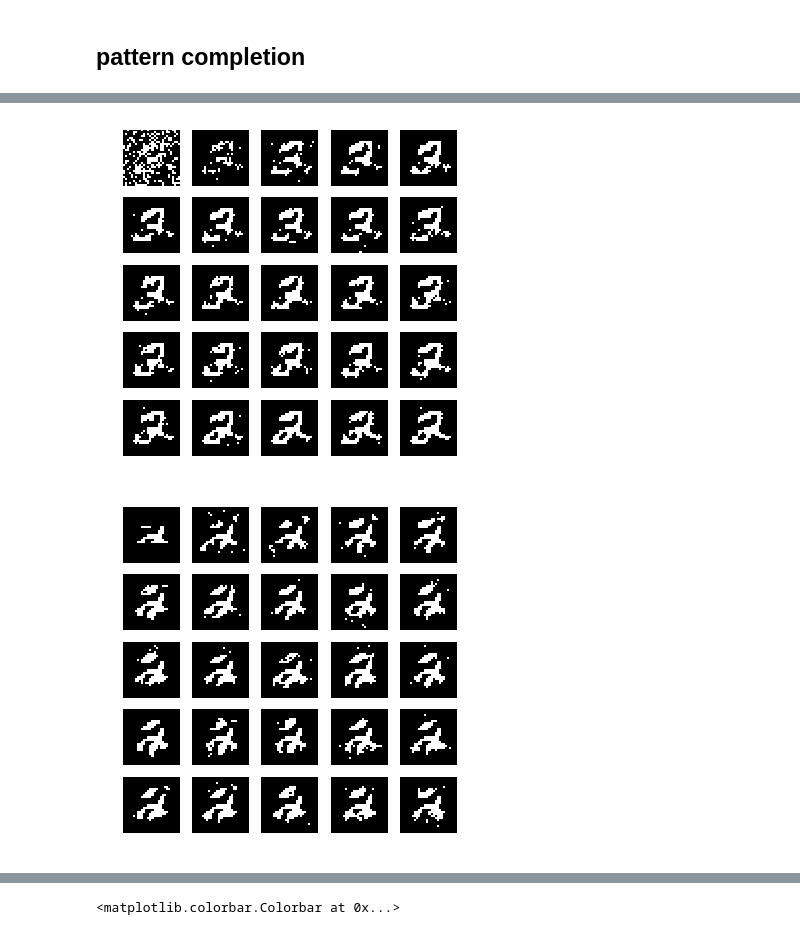
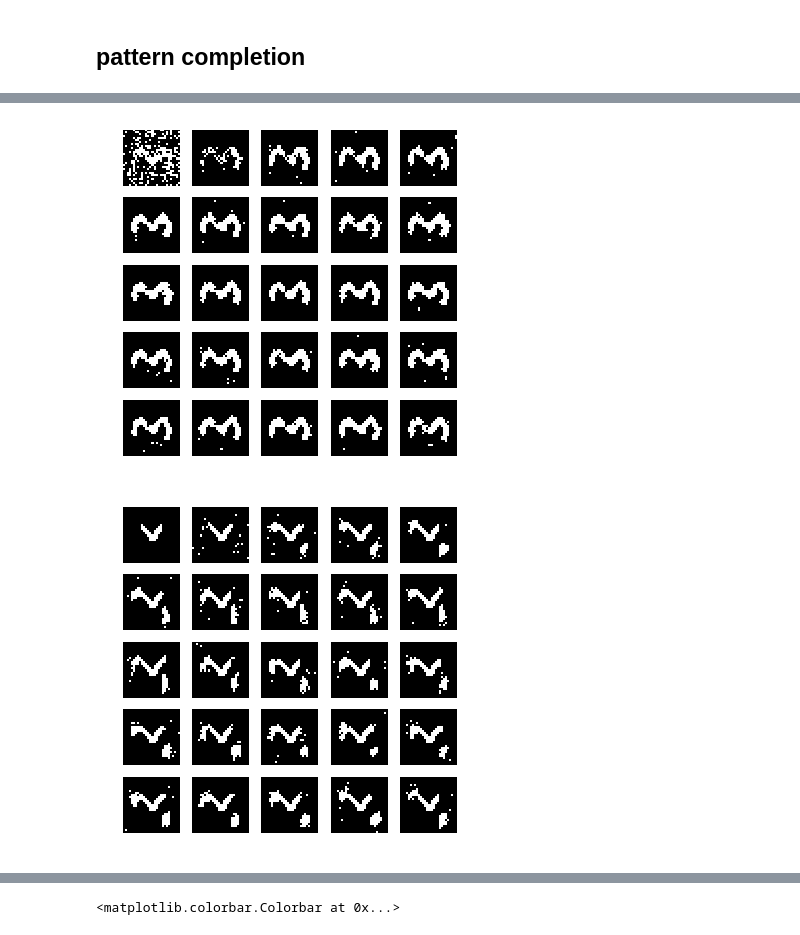
Before and after one commit to SummitKwan/DynamicNN, a Jupyter notebook: temp_script/try_hopfield_numpy.ipynb, the cells around one changed output, grey strips where cells are left out. Drawn from its saved outputs; the diff is of its cells as text; code cells hidden in the pictures.

```diff
--- a/temp_script/try_hopfield_numpy.ipynb
+++ b/temp_script/try_hopfield_numpy.ipynb
@@ -208,2 +211,6 @@ for iter in range(25):
 # %% [markdown]
 ## pattern completion
+# %%
+i = 0
+X = X_vl[i:i+1, :]+0
+utils.data_plot(X)
@@ -209,0 +220,11 @@ for iter in range(25):
+# %%
+
+
+mask_visible = np.random.rand(1, X.shape[1]) < 0.5
+X = np.where(mask_visible, X, np.random.rand(*X.shape) > 0.5)
+plt.figure(figsize=(6, 6))
+for iter in range(25):
+    plt.subplot(5, 5, iter+1)
+    utils.data_plot(X)
+    for temp in range(1):
+        X = model.inference(X, mask_update=1-mask_visible)
@@ -209,0 +233,13 @@ for iter in range(25):
+# %%
+
+X = X_vl[i:i+1, :]+0
+mask_visible = np.ones([1, X.shape[1]])
+mask_visible[:, :9*28] = 0
+mask_visible[:, 19*28:] = 0
+X = X * mask_visible
+plt.figure(figsize=(6, 6))
+for iter in range(25):
+    plt.subplot(5, 5, iter+1)
+    utils.data_plot(X)
+    for temp in range(2):
+        X = model.inference(X, mask_update=1-mask_visible)
@@ -210,8 +248,8 @@ for iter in range(25):
 # %%
-i = 5
-X = X_tr[i:i+1, :]+0
+
+X = X_vl_rot[i:i+1, :]+0
 mask_visible = np.random.rand(1, X.shape[1]) < 0.5
-X = X * mask_visible + (np.random.rand(*X.shape)>0.5) * (1-mask_visible)
+X = np.where(mask_visible, X, np.random.rand(*X.shape) > 0.5)
 plt.figure(figsize=(6, 6))
 for iter in range(25):
     plt.subplot(5, 5, iter+1)
@@ -219,22 +257,24 @@ for iter in range(25):
     for temp in range(1):
         X = model.inference(X, mask_update=1-mask_visible)
 # %% [output]
-[figure, old version]
+[figure, new version]
 # %%
-i = 5
-X = X_tr[i:i+1, :]+0
+
+X = X_vl_rot[i:i+1, :]+0
 mask_visible = np.ones([1, X.shape[1]])
-mask_visible[:, :10*28] = 0
-mask_visible[:, 18*28:] = 0
+mask2D = np.ones([28, 28])
+mask2D[:, :9] = 0
+mask2D[:, 19:] = 0
+mask_visible[0, :] = mask2D.ravel()
 X = X * mask_visible
 plt.figure(figsize=(6, 6))
 for iter in range(25):
     plt.subplot(5, 5, iter+1)
     utils.data_plot(X)
     for temp in range(2):
         X = model.inference(X, mask_update=1-mask_visible)
 # %% [output]
-[figure, old version]
+[figure, new version]
 # %%
 def plot_W_from_pixel(model, i, j):
     H = int(np.sqrt(model.W.shape[0]))
```
Also changed, not shown: parts of 24 cells of this notebook, 2 other files.
